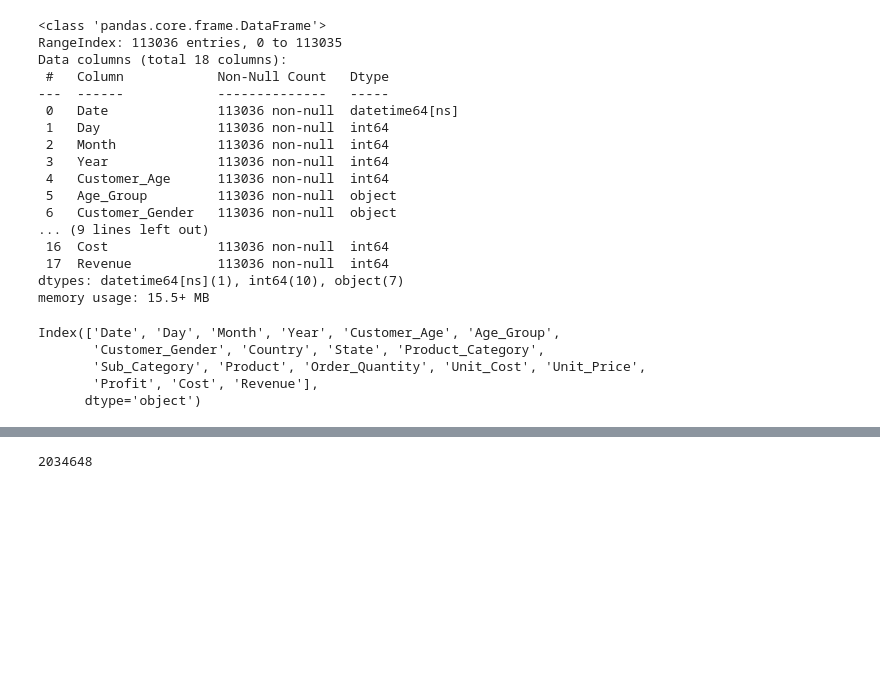
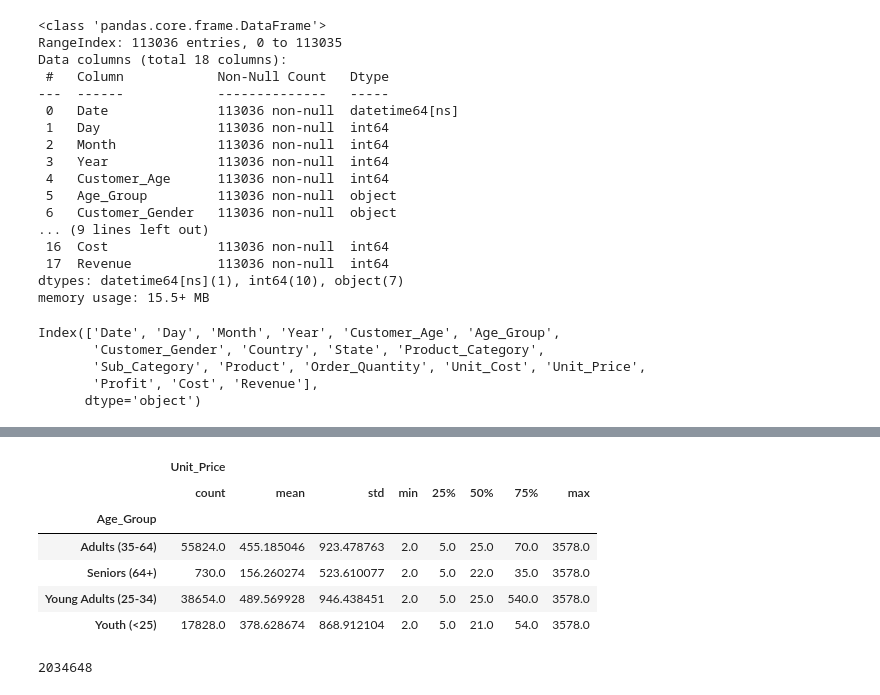
Before and after one commit to dcaley5005/Python_Cheat_Sheet, a Jupyter notebook: Data_Transformation/data_transformation.ipynb, the cells around one changed output, grey strips where cells are left out. Cells and saved outputs as stored; diff of their text form; code cells hidden in the pictures; blank space fills up the shorter version.

```diff
--- a/Data_Transformation/data_transformation.ipynb
+++ b/Data_Transformation/data_transformation.ipynb
@@ -334,6 +334,16 @@ sales.describe()
 | 50% | 16.000000 | 6.000000 | 2014.000000 | 35.000000 | 10.000000 | 9.000000 | 24.000000 | 101.000000 | 108.000000 | ... |
 | 75% | 23.000000 | 10.000000 | 2016.000000 | 43.000000 | 20.000000 | 42.000000 | 70.000000 | 358.000000 | 432.000000 | ... |
 | max | 31.000000 | 12.000000 | 2016.000000 | 87.000000 | 32.000000 | 2171.000000 | 3578.000000 | 15096.000000 | 42978.000000 | ... |
+# %%
+sales[['Age_Group','Unit_Price']].groupby('Age_Group').describe()
+# %% [output]
+|  | Unit_Price |  |  |  |  |  |  |  |
+|  | count | mean | std | min | 25% | 50% | 75% | max |
+| Age_Group |  |  |  |  |  |  |  |  |
+| Adults (35-64) | 55824.0 | 455.185046 | 923.478763 | 2.0 | 5.0 | 25.0 | 70.0 | 3578.0 |
+| Seniors (64+) | 730.0 | 156.260274 | 523.610077 | 2.0 | 5.0 | 22.0 | 35.0 | 3578.0 |
+| Young Adults (25-34) | 38654.0 | 489.569928 | 946.438451 | 2.0 | 5.0 | 25.0 | 540.0 | 3578.0 |
+| Youth (<25) | 17828.0 | 378.628674 | 868.912104 | 2.0 | 5.0 | 21.0 | 54.0 | 3578.0 |
 # %%
 sales.size
 # %% [output]
```
Also changed, not shown: parts of 3 cells of this notebook, 1 other file.
